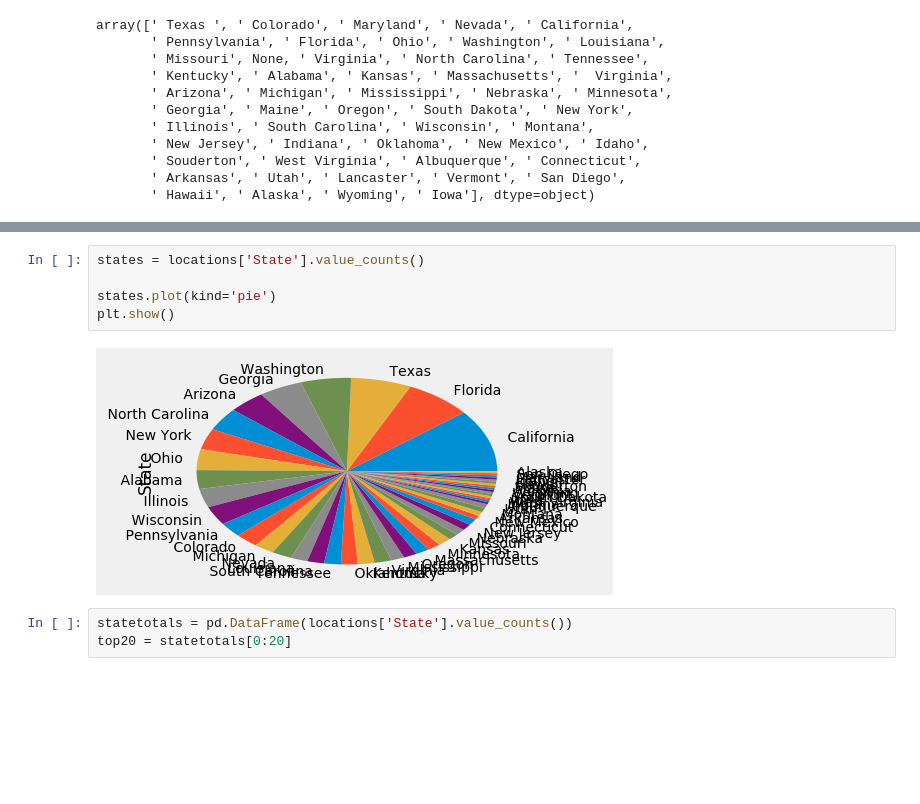
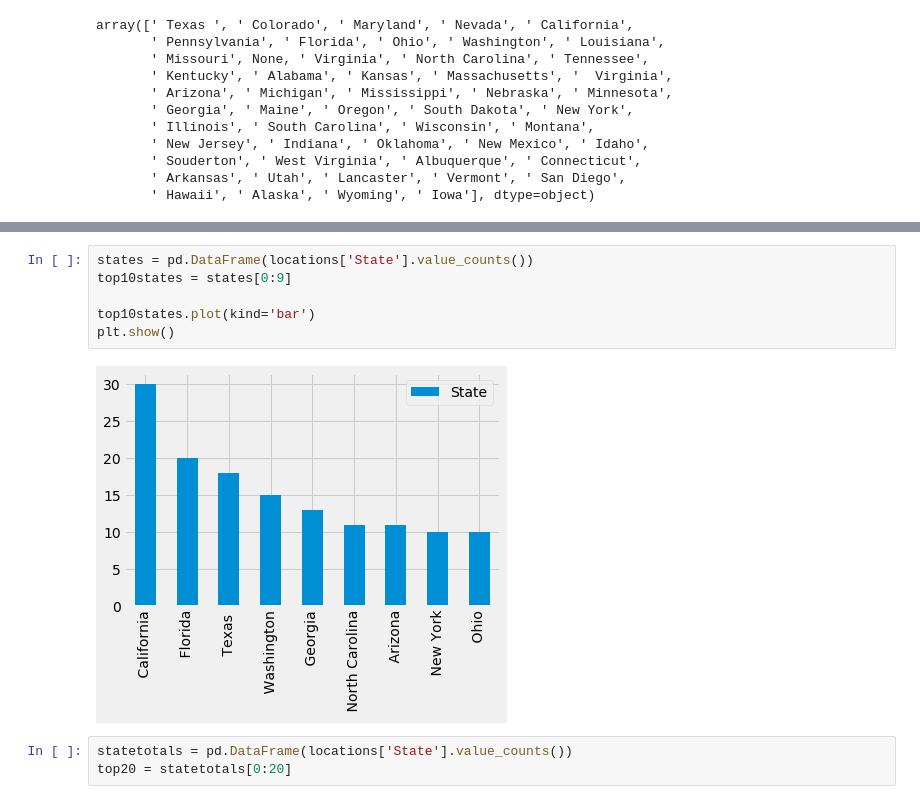
Before and after one commit to chasekregor/AnalyzingUSMassShootings, a Jupyter notebook: chasingdatausmassshootings.ipynb, the cells around one changed output, grey strips where cells are left out. Drawn from its saved outputs; the diff is of its cells as text; blank space fills up the shorter version.

```diff
--- a/chasingdatausmassshootings.ipynb
+++ b/chasingdatausmassshootings.ipynb
@@ -305,10 +302,11 @@ statetotals.head(n=10)
 # %%
-states = locations['State'].value_counts()
+states = pd.DataFrame(locations['State'].value_counts())
+top10states = states[0:9]
 
-states.plot(kind='pie')
+top10states.plot(kind='bar')
 plt.show()
 # %% [output]
-[figure, old version]
+[figure, new version]
 # %%
 statetotals = pd.DataFrame(locations['State'].value_counts())
 top20 = statetotals[0:20]
```
Also changed, not shown: parts of 9 cells of this notebook, 1 other file.
